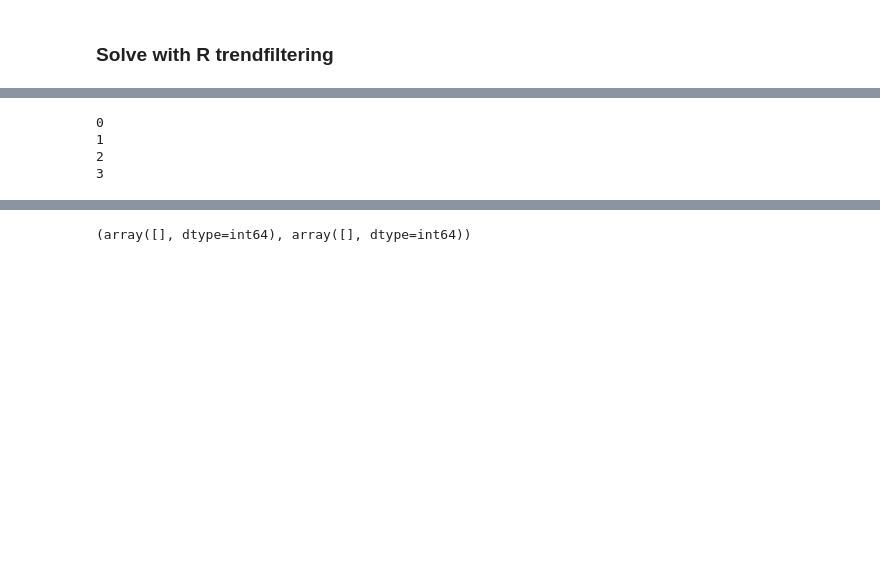
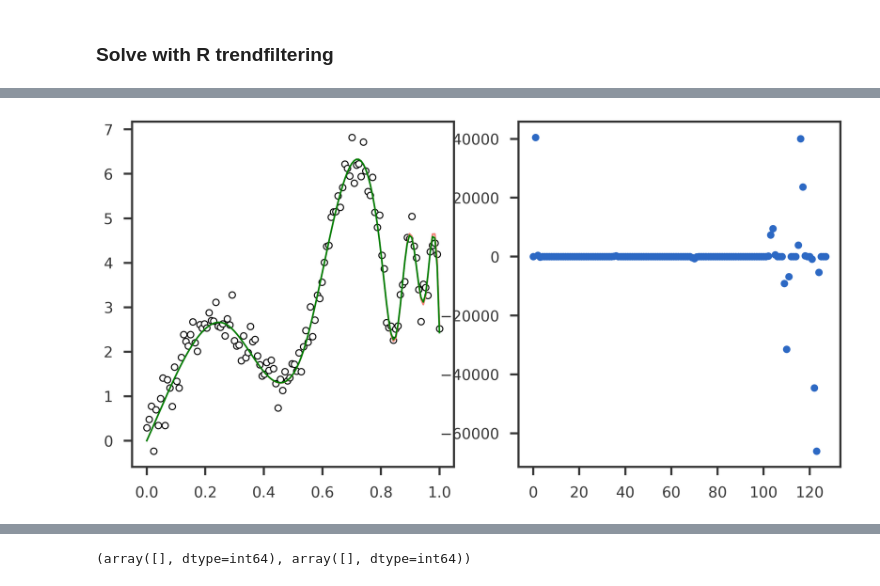
Before and after one commit to banskt/mr-ash-pen-workspace, a Jupyter notebook: notebooks/trendfiltering_examples/understanding_splines_bases.ipynb, the cells around one changed output, grey strips where cells are left out. Saved outputs shown, nothing was run; the diff lists cells and outputs as text; code cells hidden in the pictures; blank space fills up the shorter version.

Commit message:
trendfiltering basis

```diff
--- a/notebooks/trendfiltering_examples/understanding_splines_bases.ipynb
+++ b/notebooks/trendfiltering_examples/understanding_splines_bases.ipynb
@@ -187,5 +194,7 @@ plt.show()
 # %% [markdown]
 ### Solve with R trendfiltering
+# %%
+bhat = np.dot(bspline_bases, btrue)
 # %%
 def discrete_difference_operator(n, k):
     '''
@@ -213,26 +256,24 @@ discrete_difference_operator(10, 4).shape
 # %%
-n = 128
-K = 3
-DK = discrete_difference_operator(n, K + 1)
-Minv = np.zeros((n, n))
-for i in range(K + 1):
-    print(i)
-    Di = discrete_difference_operator(n, i)
-    Minv[i, :] = Di[0, :]
-Minv[i+1:, :] = DK
-
-def Dinv(n, k):
-    def getM(n, i):
-        M = np.zeros((n, n))
-        M[:i, :i] = np.eye(i)
-        M[i:, i:] = np.tril(np.ones((n-i, n-i)))
-        return M
-    M = getM(n, 0)
-    for i in range(1, k+1):
-        M = np.dot(M, getM(n, i))
-    return M
+ztrue = np.dot(Minverse(n, degree), bhat)
+ztrue[np.abs(ztrue) < 1e-4] = 0
+tconst = np.power(n, degree) / np.math.factorial(degree)
+#ztrue *= tconst
+H_bases1 = trendfiltering_basis(n, degree) #/ tconst
+H_bases2 = trendfiltering_basis_tibshirani(n, degree) #* tconst
+dmatch = degree + 1
+H_bases2[:, :dmatch] = H_bases1[:, :dmatch]
+T_bases = model.basis_matrix(n, n, degree)
+T_bases[:, :dmatch] = H_bases1[:, :dmatch]
-# %% [output]
-0
-1
-2
-3
+# %%
+fig = plt.figure(figsize = (12, 6))
+ax1 = fig.add_subplot(121)
+ax2 = fig.add_subplot(122)
+
+ax1.scatter(x, y, edgecolor = 'black', facecolor = 'white')
+ax1.plot(x, np.dot(H_bases1, ztrue), color = 'dodgerblue')
+ax1.plot(x, np.dot(H_bases2, ztrue), color = 'salmon')
+ax1.plot(x, np.dot(T_bases, ztrue), color = 'green')
+ax2.scatter(np.arange(n), ztrue)
+plt.show()
+# %% [output]
+[figure, added]
```
Also changed, not shown: parts of 10 cells of this notebook.
